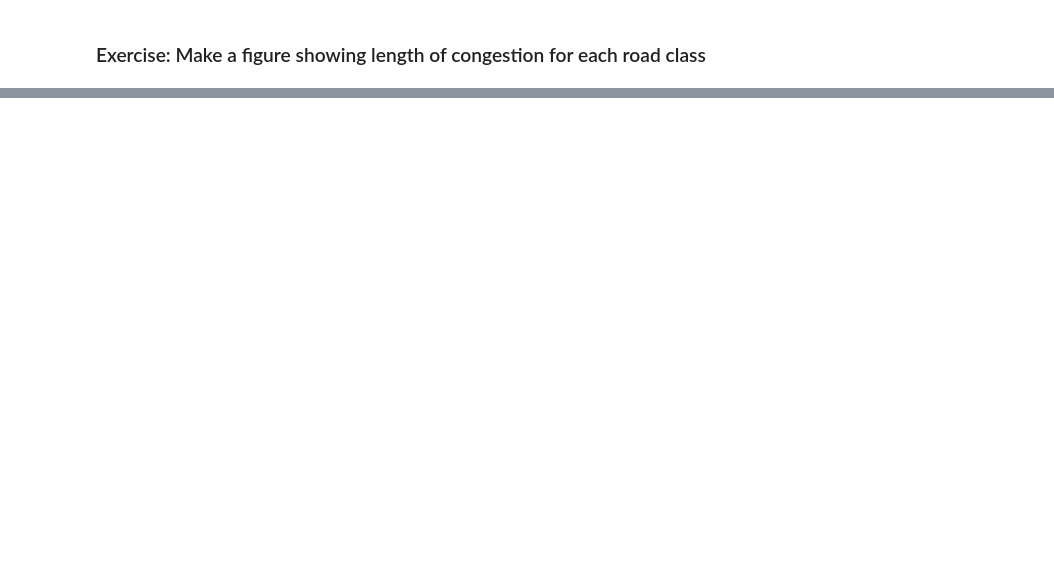
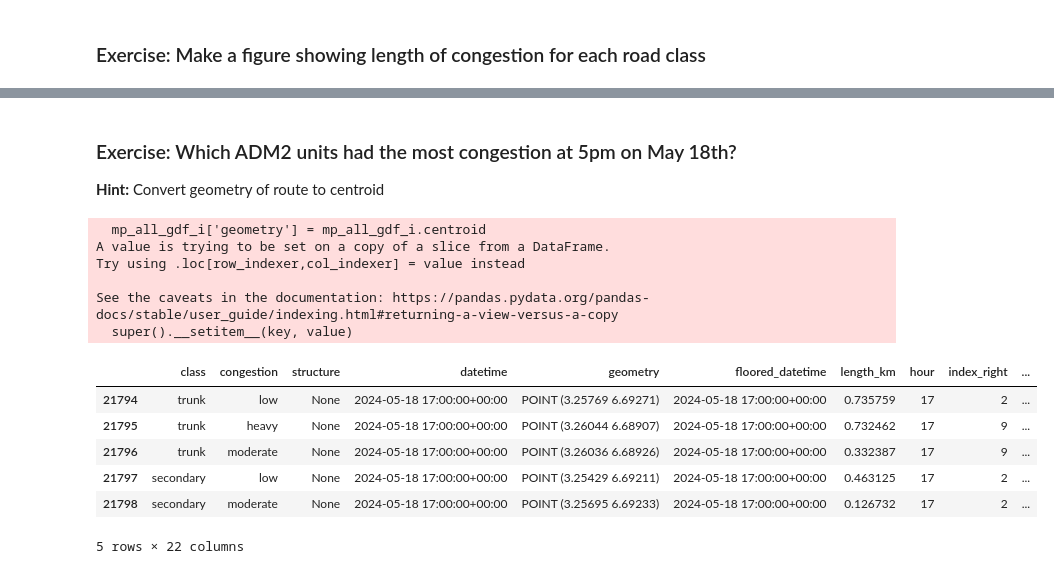
Before and after one commit to ramarty/lamata-workshop, a Jupyter notebook: presentations/06_traffic_data.ipynb, the cells around one changed output, grey strips where cells are left out. Saved outputs shown, nothing was run; the diff lists cells and outputs as text; code cells hidden in the pictures; blank space fills up the shorter version.

```diff
--- a/presentations/06_traffic_data.ipynb
+++ b/presentations/06_traffic_data.ipynb
@@ -71,0 +134,3 @@ g.map(sns.barplot, 'congestion', 'length_km')
+# %%
+mp_all_gdf['datetime'] = mp_all_gdf['datetime'].dt.floor('h')
+mp_all_gdf.head()
@@ -71,0 +146,5 @@ g.map(sns.barplot, 'congestion', 'length_km')
+# %%
+utm_epsg_code = "32631"
+mp_all_gdf_utm = mp_all_gdf.to_crs(epsg=utm_epsg_code)
+
+mp_all_gdf['length_km'] = mp_all_gdf_utm.geometry.length / 1000
@@ -71,0 +163,10 @@ g.map(sns.barplot, 'congestion', 'length_km')
+# %%
+mp_all_gdf['hour'] = mp_all_gdf.datetime.dt.hour
+
+cong_time_gdf = mp_all_gdf.\
+    groupby(['congestion', 'hour']).\
+    agg({'length_km': 'sum'}).\
+    reset_index()
+
+g = sns.FacetGrid(cong_time_gdf, col='congestion', col_wrap=2, height=4, aspect=1)
+g.map(sns.barplot, 'hour', 'length_km')
@@ -71,0 +176,32 @@ g.map(sns.barplot, 'congestion', 'length_km')
+# %% [markdown]
+### Exercise: Which ADM2 units had the most congestion at 5pm on May 18th?
+
+__Hint:__ Convert geometry of route to centroid
+# %%
+# Load ADM2 File
+nga2_gdf = gpd.read_file(os.path.join(data_dir, 'GADM', 'Raw', 'lagos_adm2.geojson'))
+# %%
+# Fulter to May 18th ad 5pm
+mp_all_gdf_i = mp_all_gdf[mp_all_gdf.datetime == "2024-05-18 17:00:00+00:00"]
+
+# Make geometry the centroid of the route
+mp_all_gdf_i['geometry'] = mp_all_gdf_i.centroid
+
+# Spatial join attributes from ADM2 file to mapbox file
+mp_all_gdf_i = mp_all_gdf_i.sjoin(nga2_gdf)
+
+mp_all_gdf_i.head()
+# %% [output]
+  mp_all_gdf_i['geometry'] = mp_all_gdf_i.centroid
+A value is trying to be set on a copy of a slice from a DataFrame.
+Try using .loc[row_indexer,col_indexer] = value instead
+
+See the caveats in the documentation: https://pandas.pydata.org/pandas-docs/stable/user_guide/indexing.html#returning-a-view-versus-a-copy
+  super().__setitem__(key, value)
+|  | class | congestion | structure | datetime | geometry | floored_datetime | length_km | hour | index_right | ... |
+| 21794 | trunk | low | None | 2024-05-18 17:00:00+00:00 | POINT (3.25769 6.69271) | 2024-05-18 17:00:00+00:00 | 0.735759 | 17 | 2 | ... |
+| 21795 | trunk | heavy | None | 2024-05-18 17:00:00+00:00 | POINT (3.26044 6.68907) | 2024-05-18 17:00:00+00:00 | 0.732462 | 17 | 9 | ... |
+| 21796 | trunk | moderate | None | 2024-05-18 17:00:00+00:00 | POINT (3.26036 6.68926) | 2024-05-18 17:00:00+00:00 | 0.332387 | 17 | 9 | ... |
+| 21797 | secondary | low | None | 2024-05-18 17:00:00+00:00 | POINT (3.25429 6.69211) | 2024-05-18 17:00:00+00:00 | 0.463125 | 17 | 2 | ... |
+| 21798 | secondary | moderate | None | 2024-05-18 17:00:00+00:00 | POINT (3.25695 6.69233) | 2024-05-18 17:00:00+00:00 | 0.126732 | 17 | 2 | ... |
+5 rows × 22 columns
```
Also changed, not shown: parts of 28 cells of this notebook, 1 other file.
